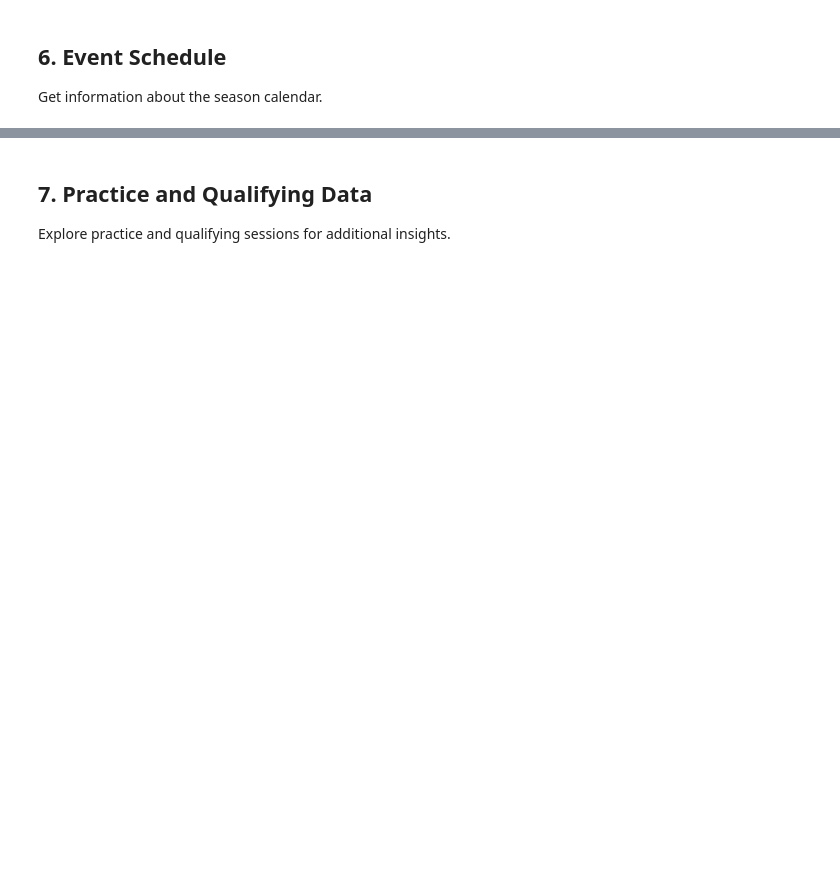
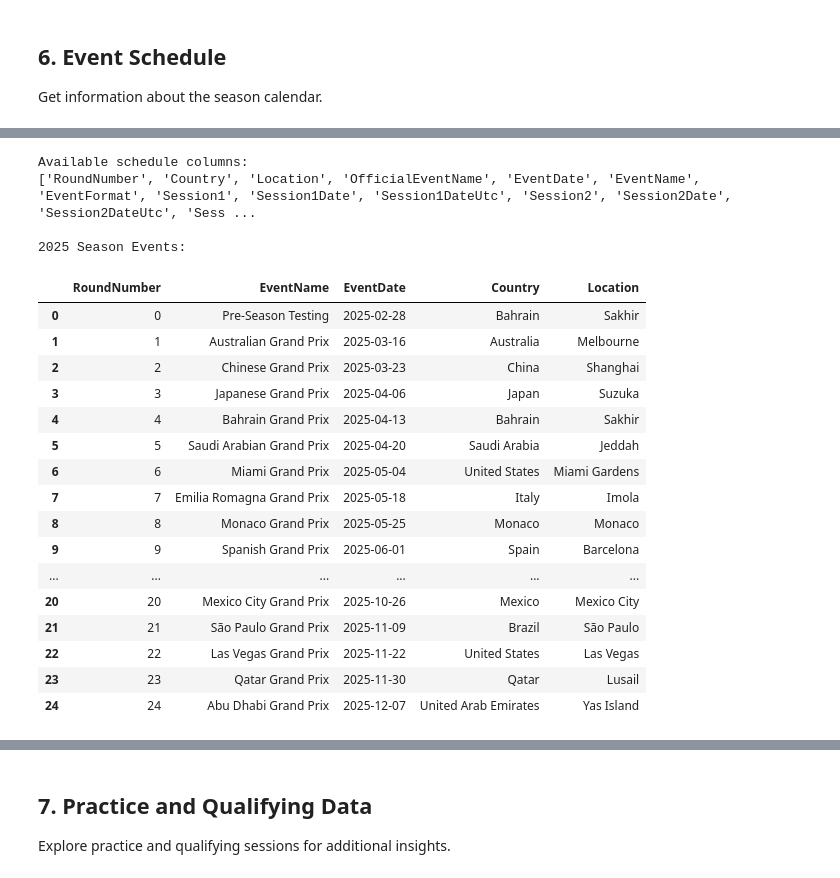
Before and after one commit to kammartina/2025_f1_predictions, a Jupyter notebook: eda.ipynb, the cells around one changed output, grey strips where cells are left out. Drawn from its saved outputs; the diff is of its cells as text; code cells hidden in the pictures; blank space fills up the shorter version.

```diff
--- a/eda.ipynb
+++ b/eda.ipynb
@@ -92,0 +229,29 @@ schedule[['RoundNumber', 'EventName', 'EventDate', 'Country', 'Location']]
+# %%
+# Get 2025 season schedule
+schedule = fastf1.get_event_schedule(2025)
+print("Available schedule columns:")
+print(schedule.columns.tolist())
+print("\n2025 Season Events:")
+schedule[['RoundNumber', 'EventName', 'EventDate', 'Country', 'Location']]
+# %% [output]
+Available schedule columns:
+['RoundNumber', 'Country', 'Location', 'OfficialEventName', 'EventDate', 'EventName', 'EventFormat', 'Session1', 'Session1Date', 'Session1DateUtc', 'Session2', 'Session2Date', 'Session2DateUtc', 'Sess ...
+
+2025 Season Events:
+|  | RoundNumber | EventName | EventDate | Country | Location |
+| 0 | 0 | Pre-Season Testing | 2025-02-28 | Bahrain | Sakhir |
+| 1 | 1 | Australian Grand Prix | 2025-03-16 | Australia | Melbourne |
+| 2 | 2 | Chinese Grand Prix | 2025-03-23 | China | Shanghai |
+| 3 | 3 | Japanese Grand Prix | 2025-04-06 | Japan | Suzuka |
+| 4 | 4 | Bahrain Grand Prix | 2025-04-13 | Bahrain | Sakhir |
+| 5 | 5 | Saudi Arabian Grand Prix | 2025-04-20 | Saudi Arabia | Jeddah |
+| 6 | 6 | Miami Grand Prix | 2025-05-04 | United States | Miami Gardens |
+| 7 | 7 | Emilia Romagna Grand Prix | 2025-05-18 | Italy | Imola |
+| 8 | 8 | Monaco Grand Prix | 2025-05-25 | Monaco | Monaco |
+| 9 | 9 | Spanish Grand Prix | 2025-06-01 | Spain | Barcelona |
+| ... | ... | ... | ... | ... | ... |
+| 20 | 20 | Mexico City Grand Prix | 2025-10-26 | Mexico | Mexico City |
+| 21 | 21 | São Paulo Grand Prix | 2025-11-09 | Brazil | São Paulo |
+| 22 | 22 | Las Vegas Grand Prix | 2025-11-22 | United States | Las Vegas |
+| 23 | 23 | Qatar Grand Prix | 2025-11-30 | Qatar | Lusail |
+| 24 | 24 | Abu Dhabi Grand Prix | 2025-12-07 | United Arab Emirates | Yas Island |
```
Also changed, not shown: parts of 15 cells of this notebook.
